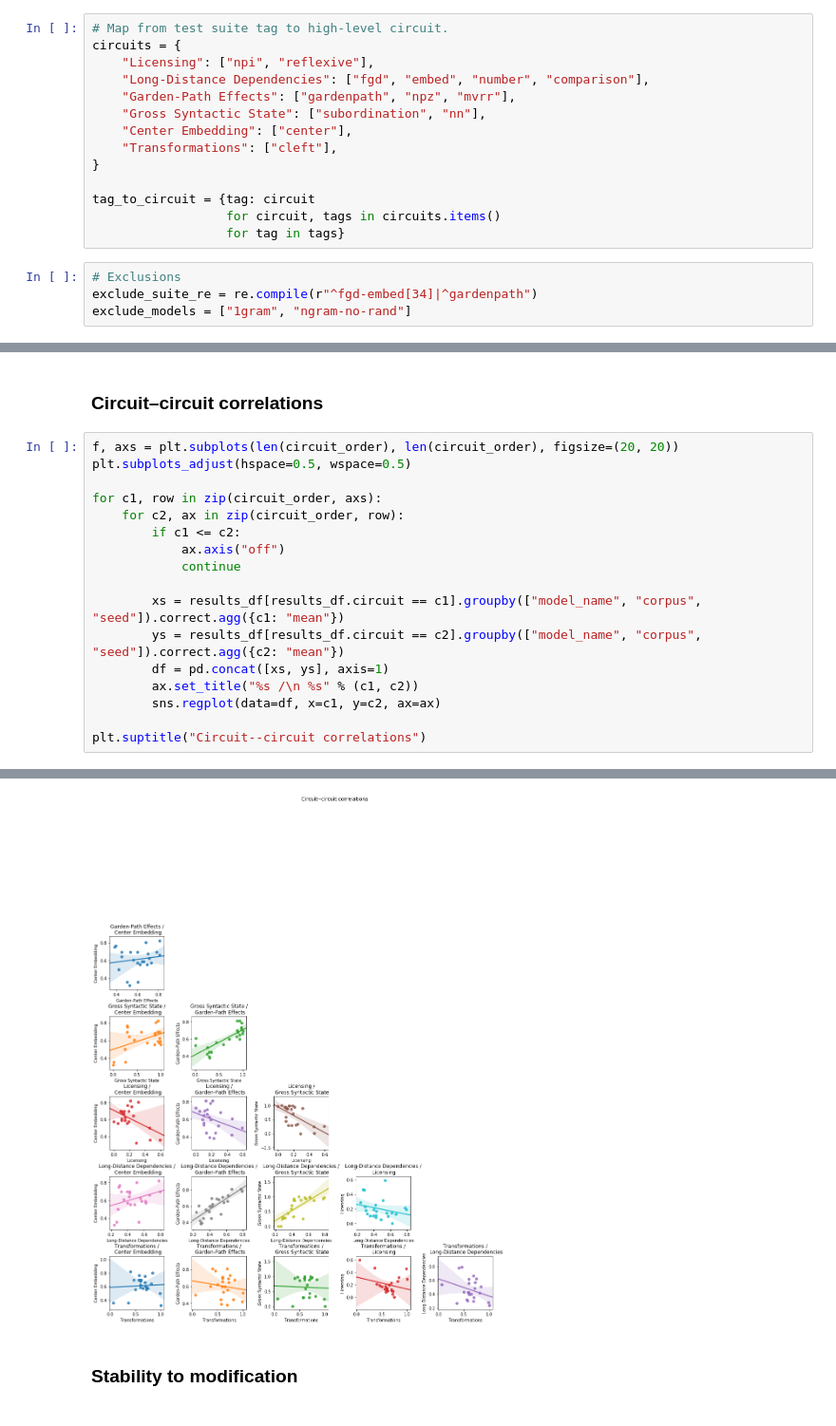
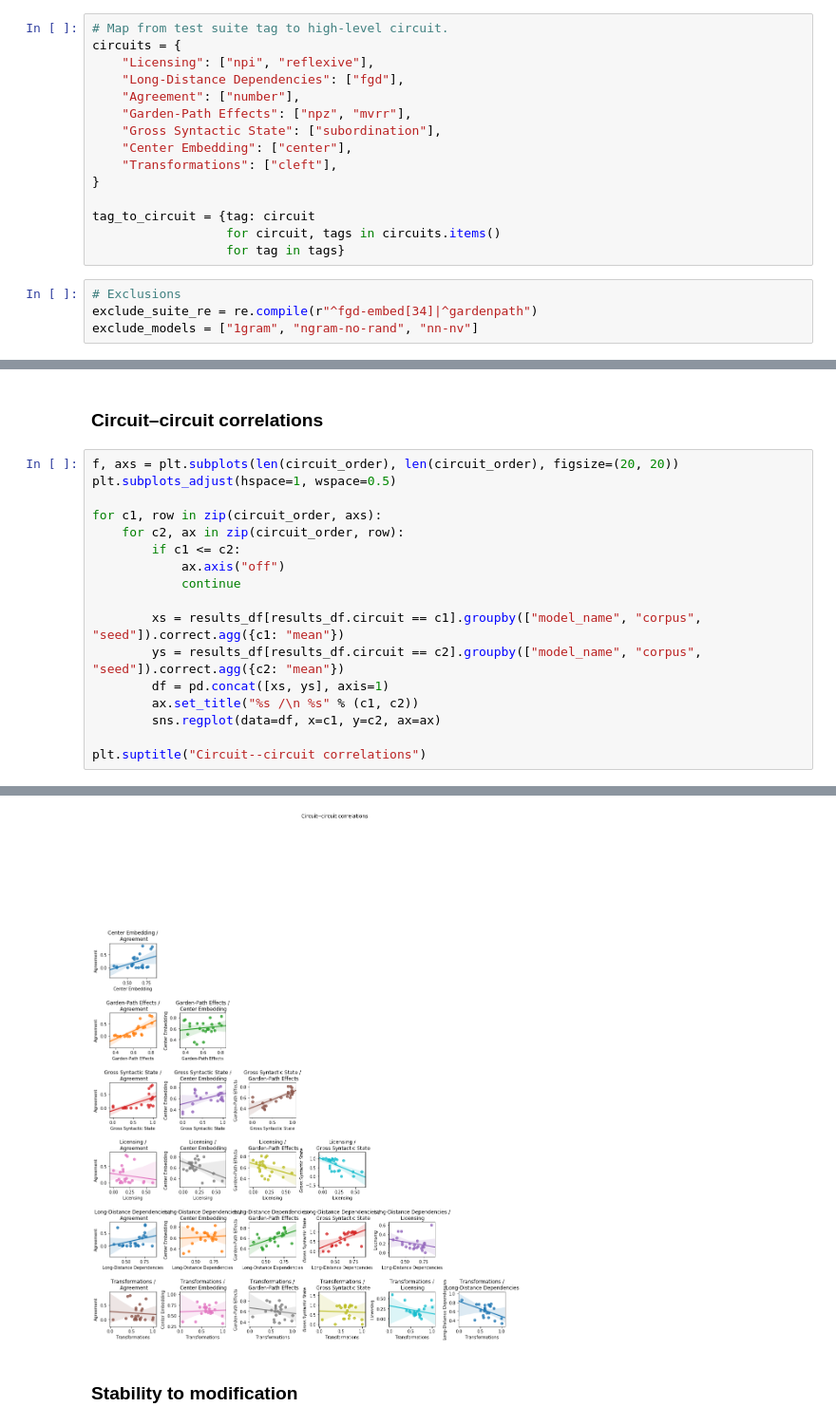
Before and after one commit to cpllab/syntactic-generalization, a Jupyter notebook: notebooks/main.ipynb, the cells around one changed output, grey strips where cells are left out. Shown at 95% size. Saved outputs shown, nothing was run; the diff lists cells and outputs as text.

Commit message:
move number -> Agreement circuit

```diff
--- a/notebooks/main.ipynb
+++ b/notebooks/main.ipynb
@@ -21,9 +21,10 @@ from scipy import stats
 # Map from test suite tag to high-level circuit.
 circuits = {
     "Licensing": ["npi", "reflexive"],
-    "Long-Distance Dependencies": ["fgd", "embed", "number", "comparison"],
-    "Garden-Path Effects": ["gardenpath", "npz", "mvrr"],
-    "Gross Syntactic State": ["subordination", "nn"],
+    "Long-Distance Dependencies": ["fgd"],
+    "Agreement": ["number"],
+    "Garden-Path Effects": ["npz", "mvrr"],
+    "Gross Syntactic State": ["subordination"],
     "Center Embedding": ["center"],
     "Transformations": ["cleft"],
 }
@@ -34,7 +35,7 @@ tag_to_circuit = {tag: circuit
 # %%
 # Exclusions
 exclude_suite_re = re.compile(r"^fgd-embed[34]|^gardenpath")
-exclude_models = ["1gram", "ngram-no-rand"]
+exclude_models = ["1gram", "ngram-no-rand", "nn-nv"]
 # %% [markdown]
 ### Load
 # %%
@@ -344,34 +346,34 @@ g = sns.catplot(data=catplot_data,
 ### Circuit–circuit correlations
 # %%
 f, axs = plt.subplots(len(circuit_order), len(circuit_order), figsize=(20, 20))
-plt.subplots_adjust(hspace=0.5, wspace=0.5)
+plt.subplots_adjust(hspace=1, wspace=0.5)
 
 for c1, row in zip(circuit_order, axs):
     for c2, ax in zip(circuit_order, row):
         if c1 <= c2:
             ax.axis("off")
             continue
 
         xs = results_df[results_df.circuit == c1].groupby(["model_name", "corpus", "seed"]).correct.agg({c1: "mean"})
         ys = results_df[results_df.circuit == c2].groupby(["model_name", "corpus", "seed"]).correct.agg({c2: "mean"})
         df = pd.concat([xs, ys], axis=1)
         ax.set_title("%s /\n %s" % (c1, c2))
         sns.regplot(data=df, x=c1, y=c2, ax=ax)
 
 plt.suptitle("Circuit--circuit correlations")
 # %% [output]
 is deprecated and will be removed in a future version. Use                 named aggregation instead.
 
     >>> grouper.agg(name_1=func_1, name_2=func_2)
 
   # Remove the CWD from sys.path while we load stuff.
 is deprecated and will be removed in a future version. Use                 named aggregation instead.
 
     >>> grouper.agg(name_1=func_1, name_2=func_2)
 
   # This is added back by InteractiveShellApp.init_path()
 Text(0.5, 0.98, 'Circuit--circuit correlations')
-[figure, old version]
+[figure, new version]
 # %% [markdown]
 ### Stability to modification
 # %%
```
Also changed, not shown: parts of 6 cells of this notebook, 1 other file.
